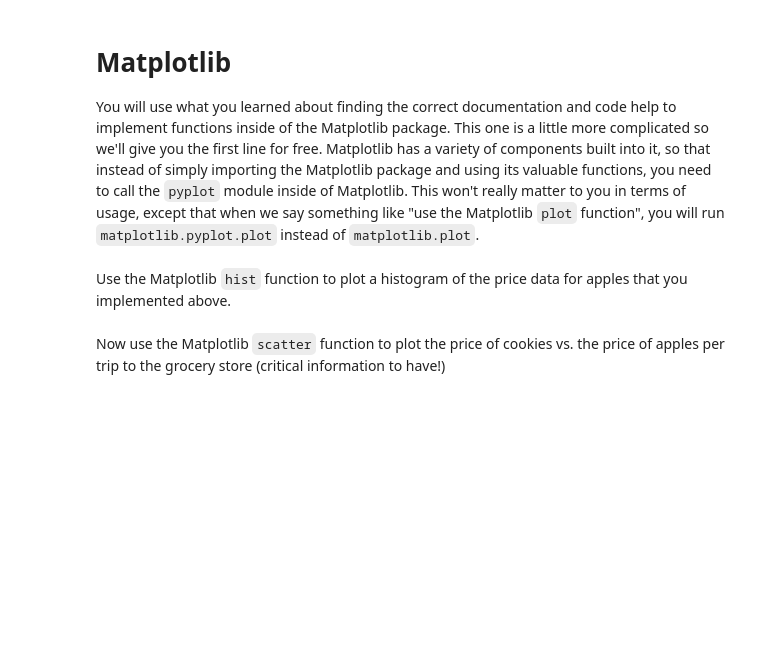
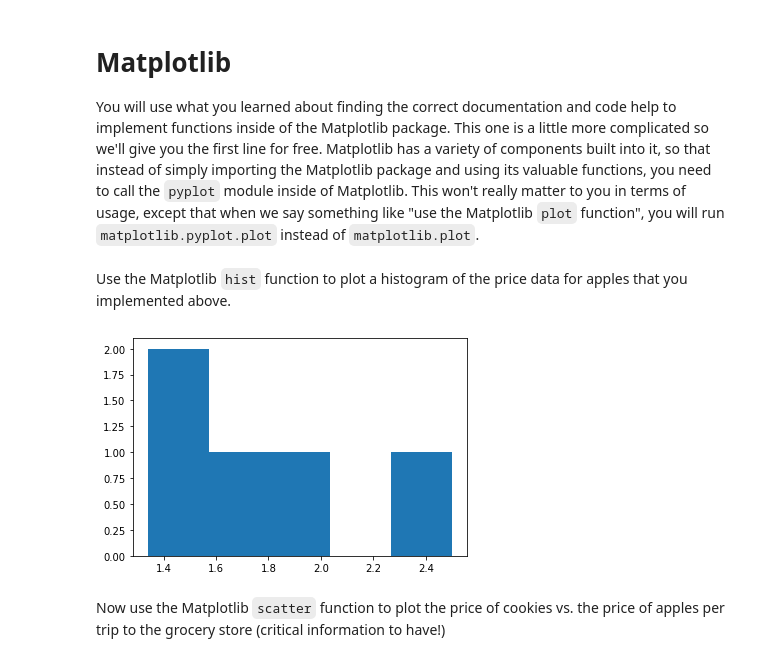
Before and after one commit to uofscphysics/STEM_Python_Course, a Jupyter notebook: 01_Week1/05_PackagesIntro/05_A_packages_activity.ipynb, the cells around one changed output. Saved outputs shown, nothing was run; the diff lists cells and outputs as text; code cells hidden in the pictures; blank space fills up the shorter version.

```diff
--- a/01_Week1/05_PackagesIntro/05_A_packages_activity.ipynb
+++ b/01_Week1/05_PackagesIntro/05_A_packages_activity.ipynb
@@ -64,13 +64,16 @@ Use the Matplotlib ``hist`` function to plot a histogram of the price data for a
 # %%
 import matplotlib.pyplot #your matplotlib import, note the added ".pyplot"
 import numpy #your numpy import
 # replace your definition of the apples_price_array here:
-apples_price_array =
+apples_price = [1.34,2.01,1.75,1.50,2.50]
+apples_price_array = np.array(apples_price)
 
 # create your histogram here:
-
+matplotlib.pyplot.hist(apples_price_array,bins = 5)
 
 matplotlib.pyplot.show() # This just shows your plot. You could also save it with "savefig"
+# %% [output]
+[figure, added]
 # %% [markdown]
 Now use the Matplotlib ``scatter`` function to plot the price of cookies vs. the price of apples per trip to the grocery store (critical information to have!)
 # %%
```
Also changed, not shown: parts of 6 cells of this notebook.
